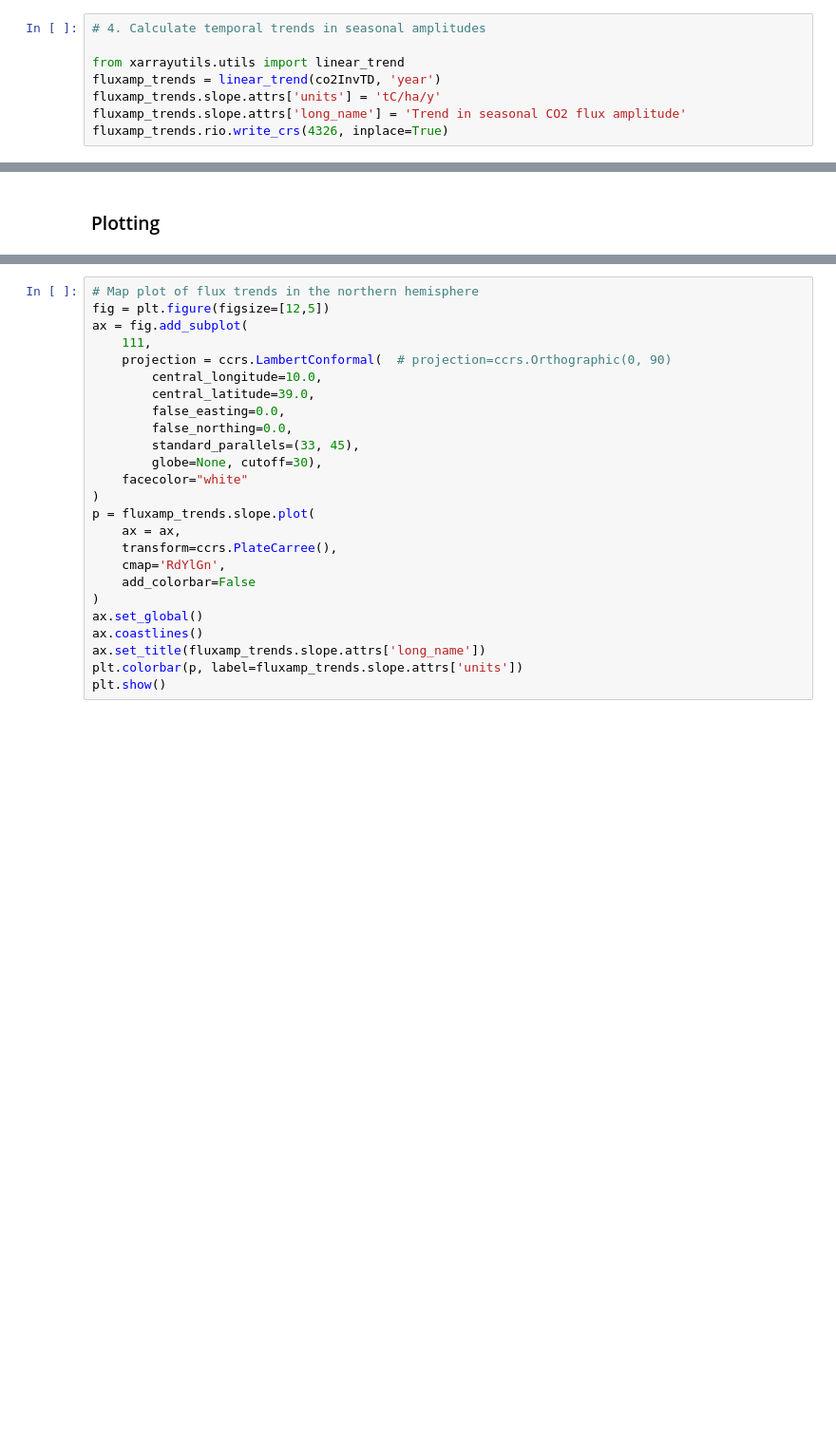
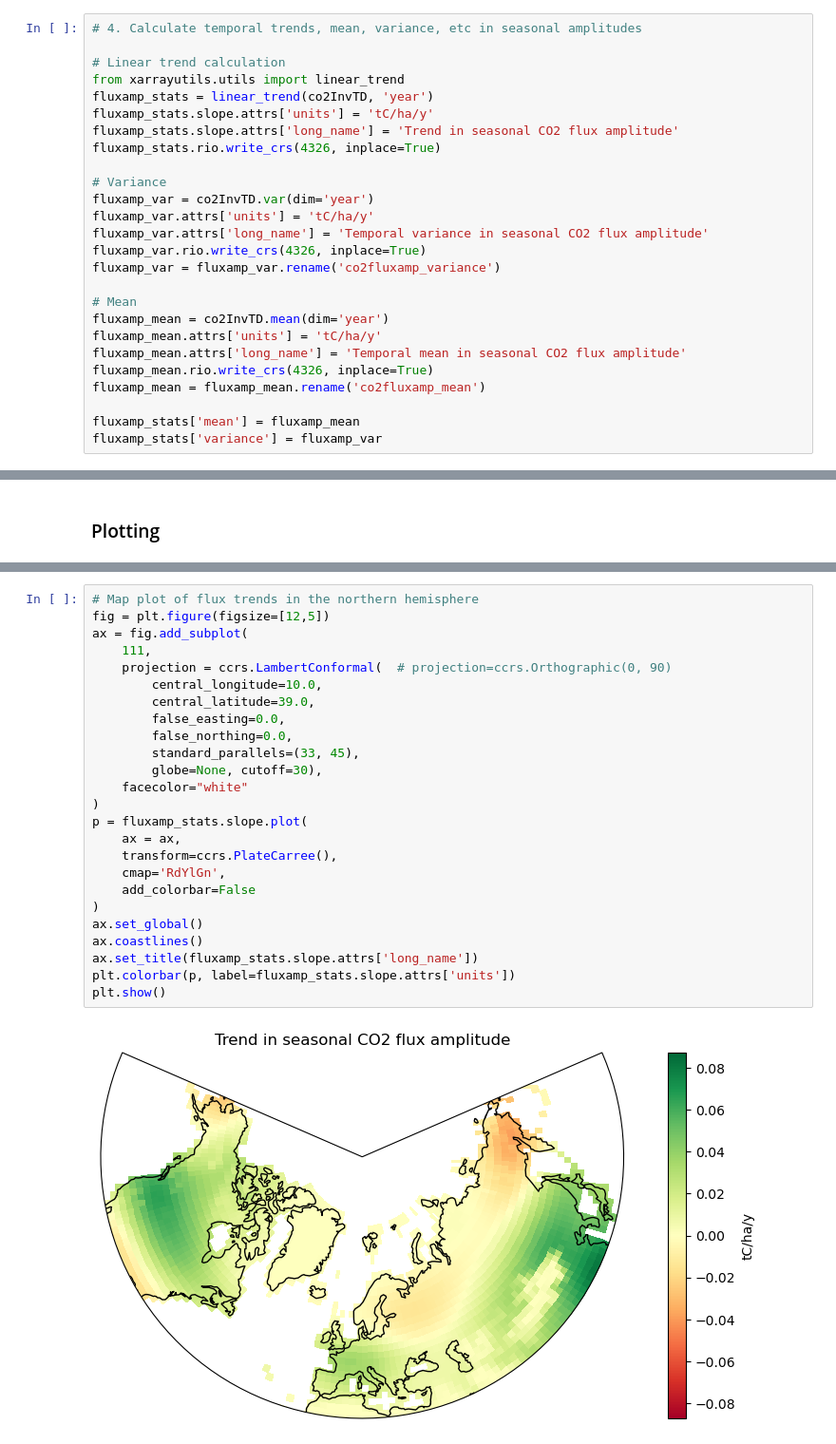
Before and after one commit to femoyano/northern-land-cover, a Jupyter notebook: 1_proc_co2inv.ipynb, the cells around one changed output, grey strips where cells are left out. Shown: that part at 95% size. Saved outputs shown, nothing was run; the diff lists cells and outputs as text; blank space fills up the shorter version.

```diff
--- a/1_proc_co2inv.ipynb
+++ b/1_proc_co2inv.ipynb
@@ -142,11 +160,29 @@ co2InvTD.rio.write_crs(4326, inplace=True)
 # %%
-# 4. Calculate temporal trends in seasonal amplitudes
+# 4. Calculate temporal trends, mean, variance, etc in seasonal amplitudes
 
+# Linear trend calculation
 from xarrayutils.utils import linear_trend
-fluxamp_trends = linear_trend(co2InvTD, 'year')
-fluxamp_trends.slope.attrs['units'] = 'tC/ha/y'
-fluxamp_trends.slope.attrs['long_name'] = 'Trend in seasonal CO2 flux amplitude'
-fluxamp_trends.rio.write_crs(4326, inplace=True)
+fluxamp_stats = linear_trend(co2InvTD, 'year')
+fluxamp_stats.slope.attrs['units'] = 'tC/ha/y'
+fluxamp_stats.slope.attrs['long_name'] = 'Trend in seasonal CO2 flux amplitude'
+fluxamp_stats.rio.write_crs(4326, inplace=True)
+
+# Variance
+fluxamp_var = co2InvTD.var(dim='year')
+fluxamp_var.attrs['units'] = 'tC/ha/y'
+fluxamp_var.attrs['long_name'] = 'Temporal variance in seasonal CO2 flux amplitude'
+fluxamp_var.rio.write_crs(4326, inplace=True)
+fluxamp_var = fluxamp_var.rename('co2fluxamp_variance')
+
+# Mean
+fluxamp_mean = co2InvTD.mean(dim='year')
+fluxamp_mean.attrs['units'] = 'tC/ha/y'
+fluxamp_mean.attrs['long_name'] = 'Temporal mean in seasonal CO2 flux amplitude'
+fluxamp_mean.rio.write_crs(4326, inplace=True)
+fluxamp_mean = fluxamp_mean.rename('co2fluxamp_mean')
+
+fluxamp_stats['mean'] = fluxamp_mean
+fluxamp_stats['variance'] = fluxamp_var
 # %% [markdown]
 ### Save to file
 # %%
@@ -209,28 +252,30 @@ plt.legend()
 # %%
 # Map plot of flux trends in the northern hemisphere
 fig = plt.figure(figsize=[12,5])
 ax = fig.add_subplot(
     111,
     projection = ccrs.LambertConformal(  # projection=ccrs.Orthographic(0, 90)
         central_longitude=10.0,
         central_latitude=39.0,
         false_easting=0.0,
         false_northing=0.0,
         standard_parallels=(33, 45),
         globe=None, cutoff=30),
     facecolor="white"
 )
-p = fluxamp_trends.slope.plot(
+p = fluxamp_stats.slope.plot(
     ax = ax,
     transform=ccrs.PlateCarree(),
     cmap='RdYlGn',
     add_colorbar=False
 )
 ax.set_global()
 ax.coastlines()
-ax.set_title(fluxamp_trends.slope.attrs['long_name'])
-plt.colorbar(p, label=fluxamp_trends.slope.attrs['units'])
+ax.set_title(fluxamp_stats.slope.attrs['long_name'])
+plt.colorbar(p, label=fluxamp_stats.slope.attrs['units'])
 plt.show()
+# %% [output]
+[figure, added]
 # %%
 # Map plot of flux trends globally
 # Plot the region of interest
```
Also changed, not shown: parts of 5 cells of this notebook.
